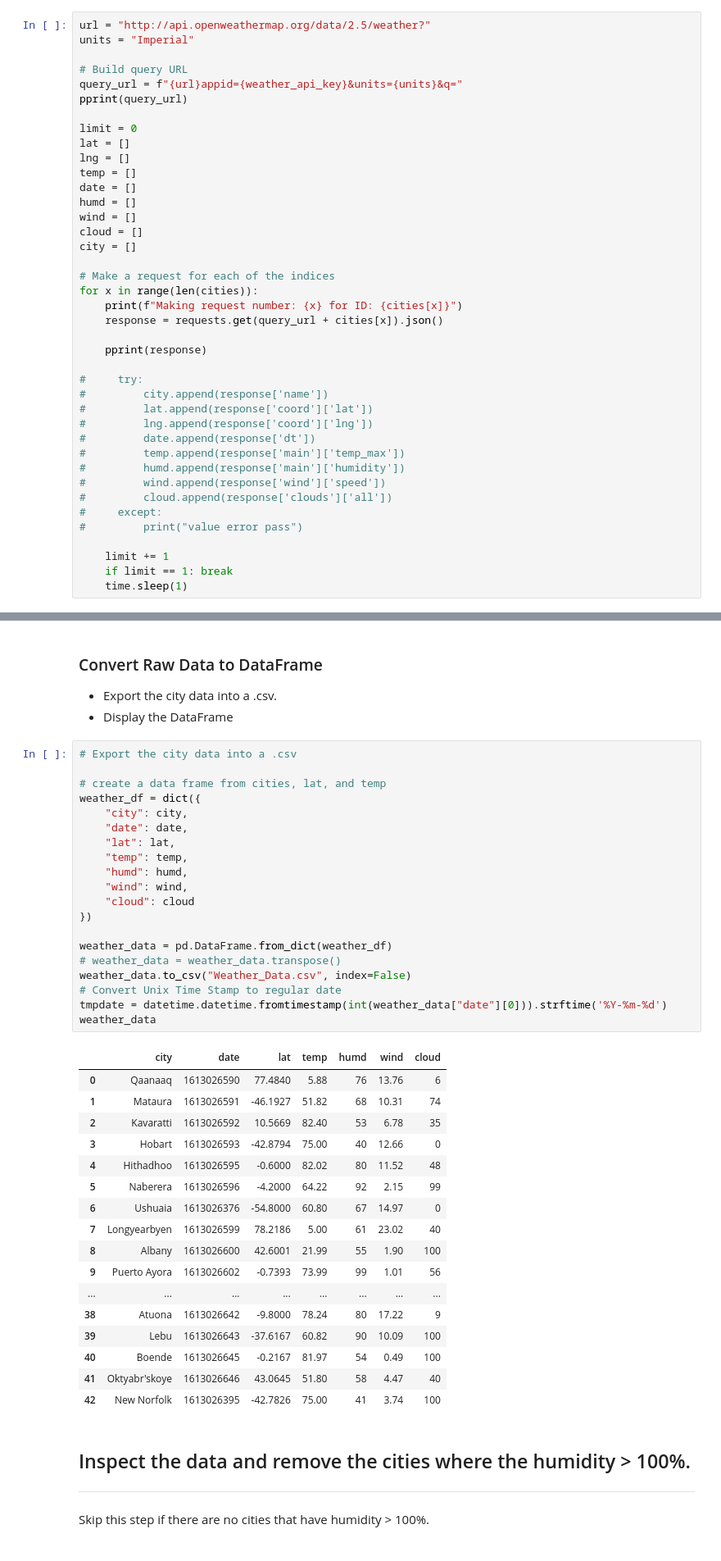
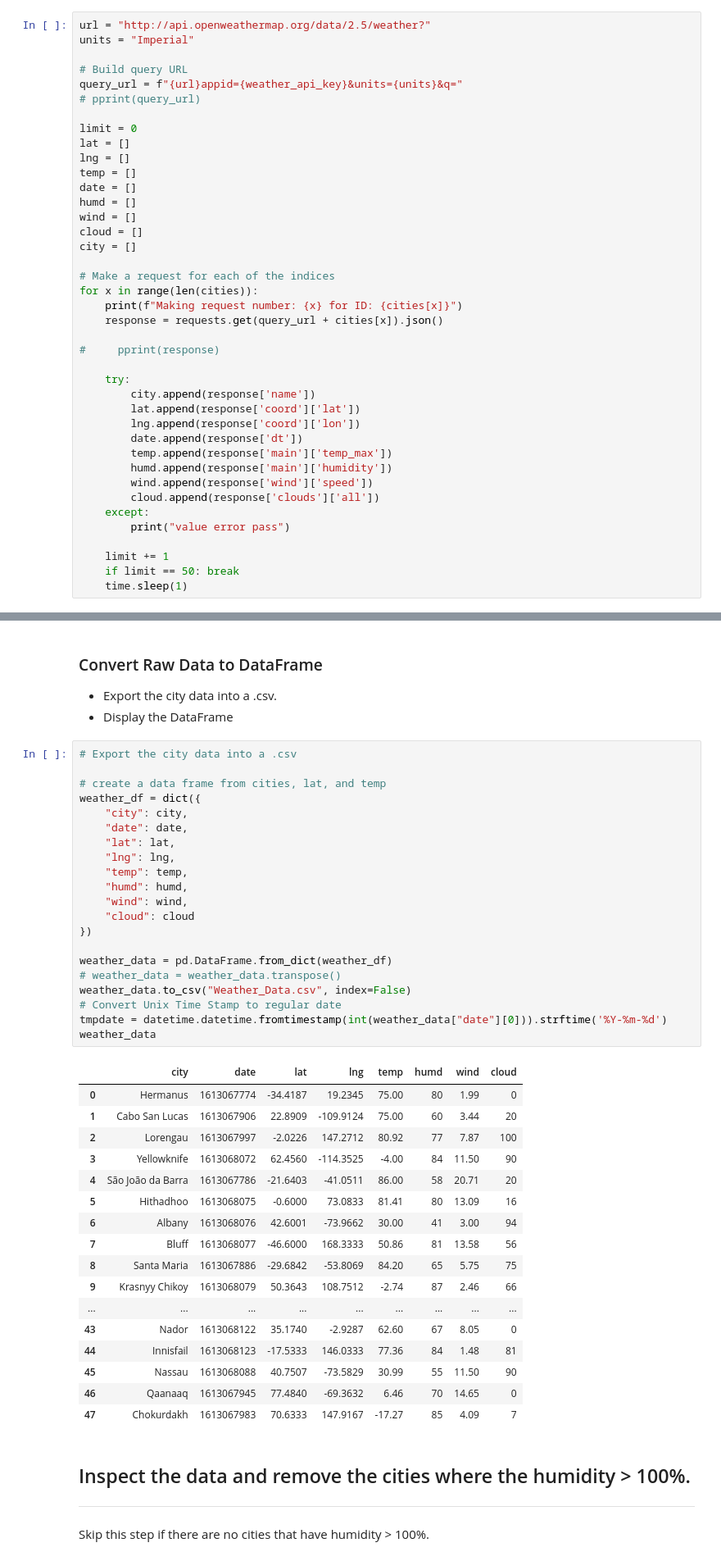
Before and after one commit to tonju27/python-api-challenge, a Jupyter notebook: WeatherPy/WeatherPy.ipynb, the cells around one changed output, grey strips where cells are left out. Shown: that part at 82% size. Saved outputs shown, nothing was run; the diff lists cells and outputs as text.

```diff
--- a/WeatherPy/WeatherPy.ipynb
+++ b/WeatherPy/WeatherPy.ipynb
@@ -62,7 +62,7 @@ units = "Imperial"
 
 # Build query URL
 query_url = f"{url}appid={weather_api_key}&units={units}&q="
-pprint(query_url)
+# pprint(query_url)
 
 limit = 0
 lat = []
@@ -79,21 +79,21 @@ for x in range(len(cities)):
     print(f"Making request number: {x} for ID: {cities[x]}")
     response = requests.get(query_url + cities[x]).json()
 
-    pprint(response)
+#     pprint(response)
 
-#     try:
-#         city.append(response['name'])
-#         lat.append(response['coord']['lat'])
-#         lng.append(response['coord']['lng'])
-#         date.append(response['dt'])
-#         temp.append(response['main']['temp_max'])
-#         humd.append(response['main']['humidity'])
-#         wind.append(response['wind']['speed'])
-#         cloud.append(response['clouds']['all'])
-#     except:
-#         print("value error pass")
+    try:
+        city.append(response['name'])
+        lat.append(response['coord']['lat'])
+        lng.append(response['coord']['lon'])
+        date.append(response['dt'])
+        temp.append(response['main']['temp_max'])
+        humd.append(response['main']['humidity'])
+        wind.append(response['wind']['speed'])
+        cloud.append(response['clouds']['all'])
+    except:
+        print("value error pass")
 
     limit += 1
-    if limit == 1: break
+    if limit == 50: break
     time.sleep(1)
 # %% [output]
@@ -109,41 +121,42 @@ Making request number: 0 for ID: kavieng
 # %%
 # Export the city data into a .csv
 
 # create a data frame from cities, lat, and temp
 weather_df = dict({
     "city": city,
     "date": date,
     "lat": lat,
+    "lng": lng,
     "temp": temp,
     "humd": humd,
     "wind": wind,
     "cloud": cloud
 })
 
 weather_data = pd.DataFrame.from_dict(weather_df)
 # weather_data = weather_data.transpose()
 weather_data.to_csv("Weather_Data.csv", index=False)
 # Convert Unix Time Stamp to regular date
 tmpdate = datetime.datetime.fromtimestamp(int(weather_data["date"][0])).strftime('%Y-%m-%d')
 weather_data
 # %% [output]
-|  | city | date | lat | temp | humd | wind | cloud |
-| 0 | Qaanaaq | 1613026590 | 77.4840 | 5.88 | 76 | 13.76 | 6 |
-| 1 | Mataura | 1613026591 | -46.1927 | 51.82 | 68 | 10.31 | 74 |
-| 2 | Kavaratti | 1613026592 | 10.5669 | 82.40 | 53 | 6.78 | 35 |
-| 3 | Hobart | 1613026593 | -42.8794 | 75.00 | 40 | 12.66 | 0 |
-| 4 | Hithadhoo | 1613026595 | -0.6000 | 82.02 | 80 | 11.52 | 48 |
-| 5 | Naberera | 1613026596 | -4.2000 | 64.22 | 92 | 2.15 | 99 |
-| 6 | Ushuaia | 1613026376 | -54.8000 | 60.80 | 67 | 14.97 | 0 |
-| 7 | Longyearbyen | 1613026599 | 78.2186 | 5.00 | 61 | 23.02 | 40 |
-| 8 | Albany | 1613026600 | 42.6001 | 21.99 | 55 | 1.90 | 100 |
-| 9 | Puerto Ayora | 1613026602 | -0.7393 | 73.99 | 99 | 1.01 | 56 |
-| ... | ... | ... | ... | ... | ... | ... | ... |
-| 38 | Atuona | 1613026642 | -9.8000 | 78.24 | 80 | 17.22 | 9 |
-| 39 | Lebu | 1613026643 | -37.6167 | 60.82 | 90 | 10.09 | 100 |
-| 40 | Boende | 1613026645 | -0.2167 | 81.97 | 54 | 0.49 | 100 |
-| 41 | Oktyabr'skoye | 1613026646 | 43.0645 | 51.80 | 58 | 4.47 | 40 |
-| 42 | New Norfolk | 1613026395 | -42.7826 | 75.00 | 41 | 3.74 | 100 |
+|  | city | date | lat | lng | temp | humd | wind | cloud |
+| 0 | Hermanus | 1613067774 | -34.4187 | 19.2345 | 75.00 | 80 | 1.99 | 0 |
+| 1 | Cabo San Lucas | 1613067906 | 22.8909 | -109.9124 | 75.00 | 60 | 3.44 | 20 |
+| 2 | Lorengau | 1613067997 | -2.0226 | 147.2712 | 80.92 | 77 | 7.87 | 100 |
+| 3 | Yellowknife | 1613068072 | 62.4560 | -114.3525 | -4.00 | 84 | 11.50 | 90 |
+| 4 | São João da Barra | 1613067786 | -21.6403 | -41.0511 | 86.00 | 58 | 20.71 | 20 |
+| 5 | Hithadhoo | 1613068075 | -0.6000 | 73.0833 | 81.41 | 80 | 13.09 | 16 |
+| 6 | Albany | 1613068076 | 42.6001 | -73.9662 | 30.00 | 41 | 3.00 | 94 |
+| 7 | Bluff | 1613068077 | -46.6000 | 168.3333 | 50.86 | 81 | 13.58 | 56 |
+| 8 | Santa Maria | 1613067886 | -29.6842 | -53.8069 | 84.20 | 65 | 5.75 | 75 |
+| 9 | Krasnyy Chikoy | 1613068079 | 50.3643 | 108.7512 | -2.74 | 87 | 2.46 | 66 |
+| ... | ... | ... | ... | ... | ... | ... | ... | ... |
+| 43 | Nador | 1613068122 | 35.1740 | -2.9287 | 62.60 | 67 | 8.05 | 0 |
+| 44 | Innisfail | 1613068123 | -17.5333 | 146.0333 | 77.36 | 84 | 1.48 | 81 |
+| 45 | Nassau | 1613068088 | 40.7507 | -73.5829 | 30.99 | 55 | 11.50 | 90 |
+| 46 | Qaanaaq | 1613067945 | 77.4840 | -69.3632 | 6.46 | 70 | 14.65 | 0 |
+| 47 | Chokurdakh | 1613067983 | 70.6333 | 147.9167 | -17.27 | 85 | 4.09 | 7 |
 # %% [markdown]
 ## Inspect the data and remove the cities where the humidity > 100%.
 ----
```
Also changed, not shown: parts of 14 cells of this notebook, 5 other files.
